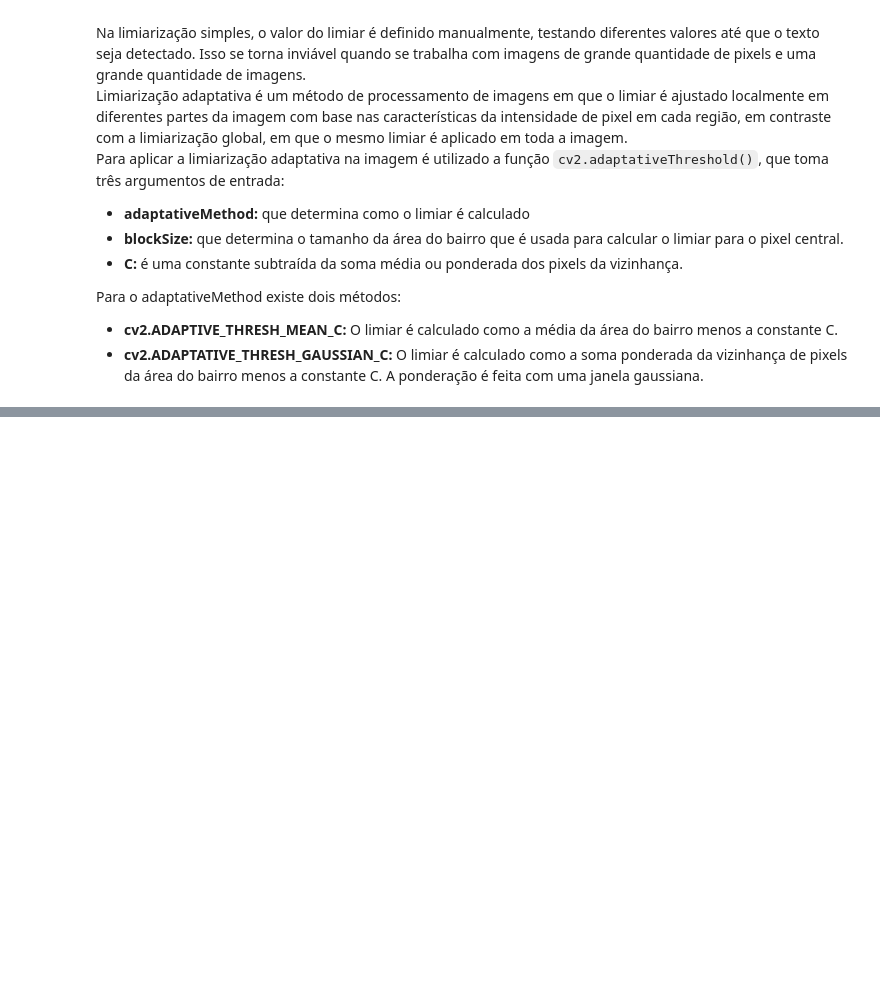
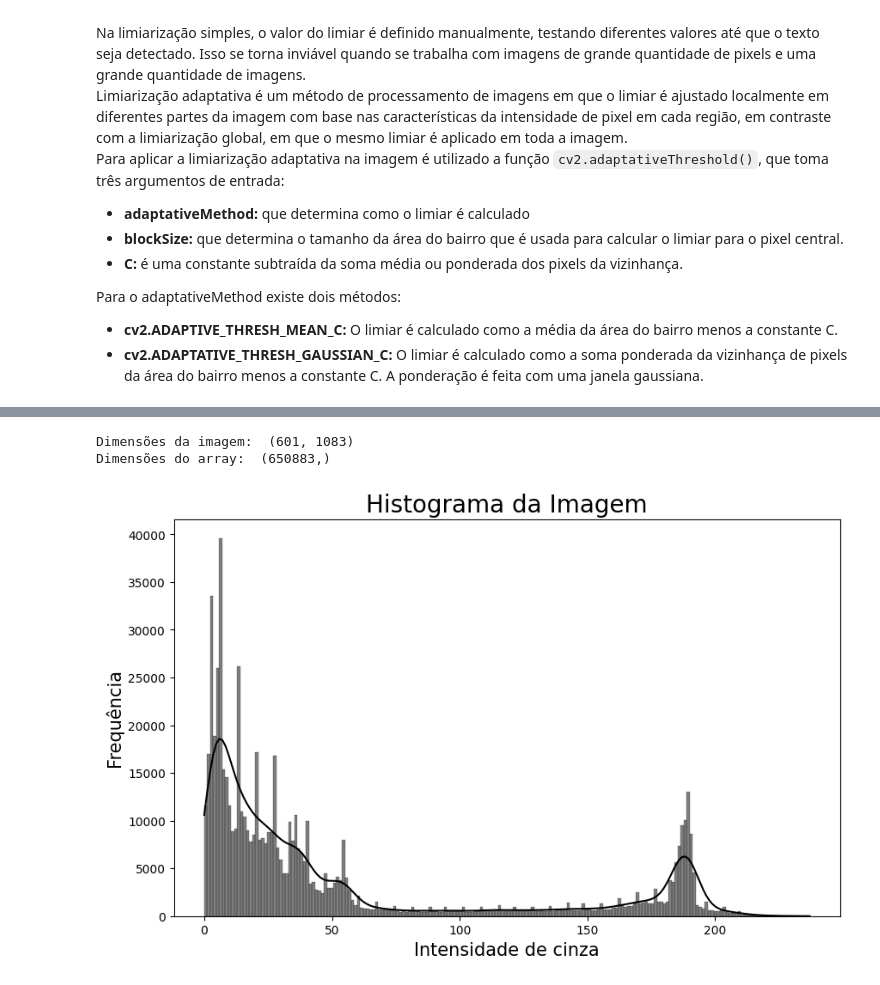
Before and after one commit to marcalhenrique/estudos, a Jupyter notebook: visao_computacional/placa_de_carro/placa_de_carro.ipynb, the cells around one changed output, grey strips where cells are left out. Drawn from its saved outputs; the diff is of its cells as text; code cells hidden in the pictures; blank space fills up the shorter version.

```diff
--- a/visao_computacional/placa_de_carro/placa_de_carro.ipynb
+++ b/visao_computacional/placa_de_carro/placa_de_carro.ipynb
@@ -119,0 +161,19 @@ Para o adaptativeMethod existe dois métodos:
+# %%
+# Utilizando o método flatten() para transformar a imagem em um array unidimensional
+print("Dimensões da imagem: ", img.shape)
+img_array = img.flatten() # Transformando a imagem em um array unidimensional
+print("Dimensões do array: ", img_array.shape)
+# %% [output]
+Dimensões da imagem:  (601, 1083)
+Dimensões do array:  (650883,)
+# %%
+# Criando o histograma da escala de cinza da imagem
+ax = sns.histplot(img_array,
+                          kde=True,
+                          color='black')
+ax.set_title("Histograma da Imagem", fontsize=20)
+ax.set_xlabel("Intensidade de cinza", fontsize=15)
+ax.set_ylabel("Frequência", fontsize=15)
+ax.figure.set_size_inches(10, 6)
+# %% [output]
+[figure, added]
```
Also changed, not shown: parts of 58 cells of this notebook, 2 other files.
